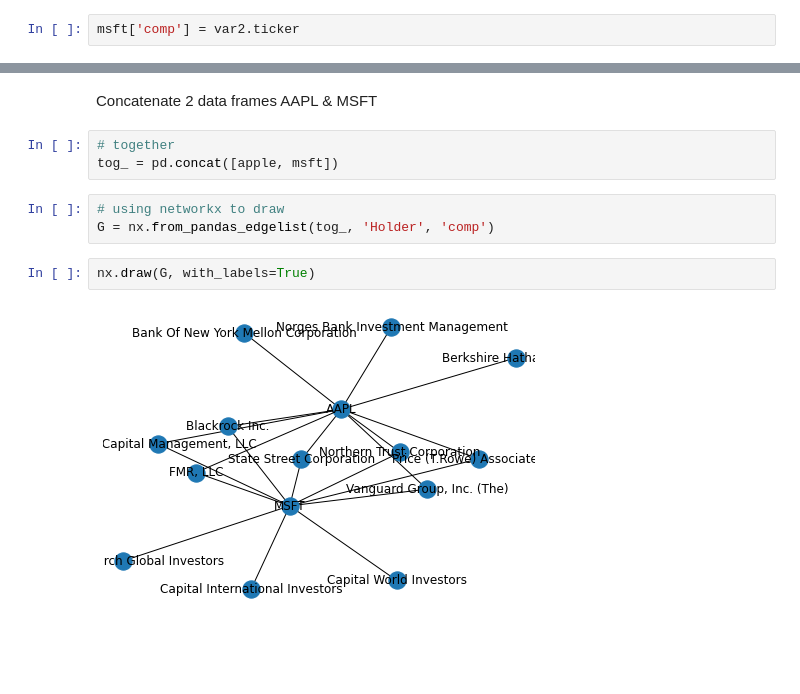
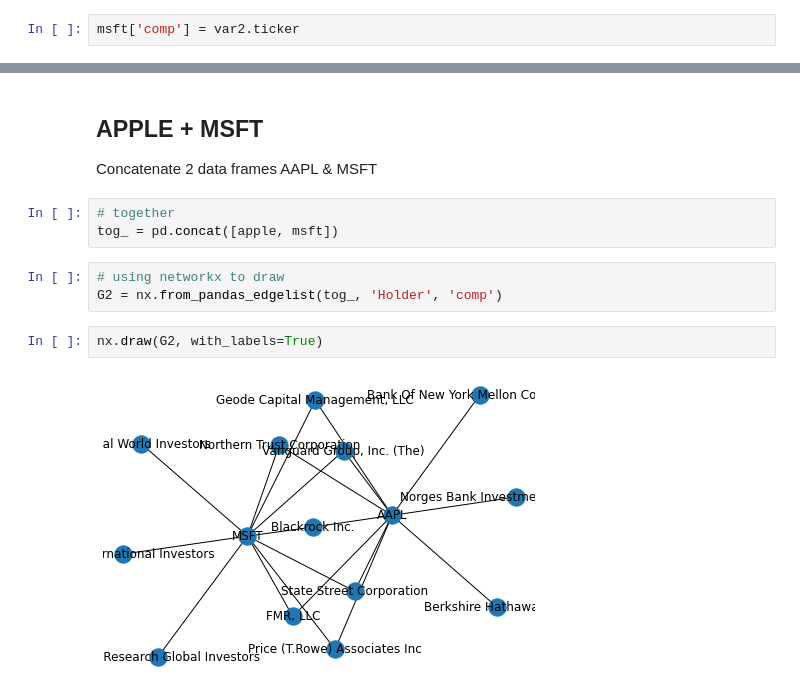
Before and after one commit to mgino11/Web_Analytics, a Jupyter notebook: Graph_viz.ipynb, the cells around one changed output, grey strips where cells are left out. Drawn from its saved outputs; the diff is of its cells as text; blank space fills up the shorter version.

```diff
--- a/Graph_viz.ipynb
+++ b/Graph_viz.ipynb
@@ -84,12 +48,13 @@ msft['comp'] = var2.ticker
 # %% [markdown]
+## APPLE + MSFT
 Concatenate 2 data frames AAPL & MSFT
 # %%
 # together
 tog_ = pd.concat([apple, msft])
 # %%
 # using networkx to draw
-G = nx.from_pandas_edgelist(tog_, 'Holder', 'comp')
+G2 = nx.from_pandas_edgelist(tog_, 'Holder', 'comp')
 # %%
-nx.draw(G, with_labels=True)
+nx.draw(G2, with_labels=True)
 # %% [output]
-[figure, old version]
+[figure, new version]
```
Also changed, not shown: parts of 21 cells of this notebook.
